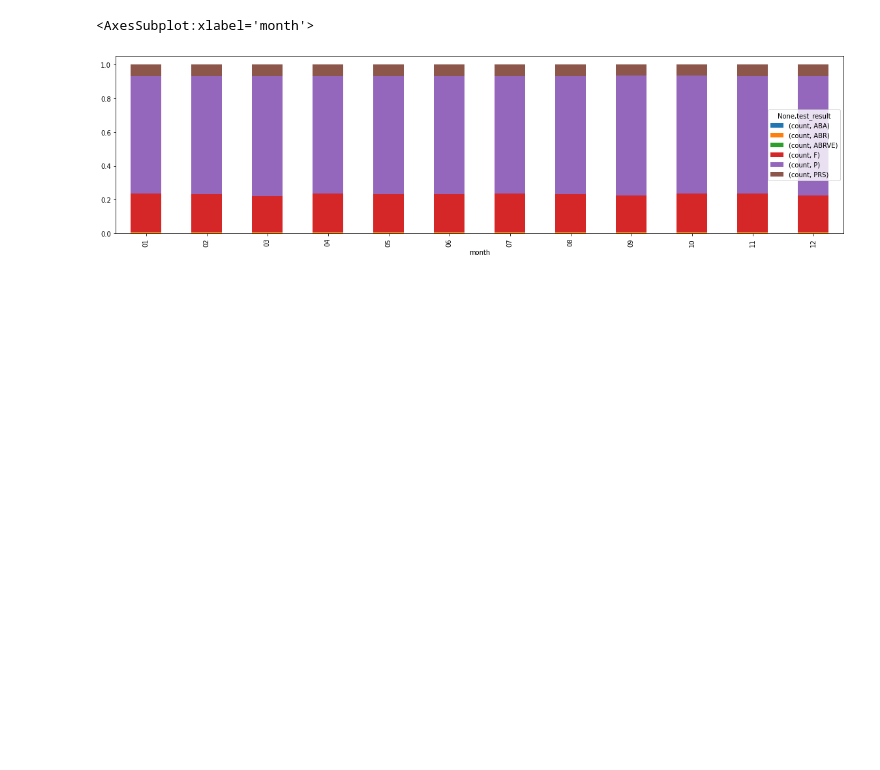
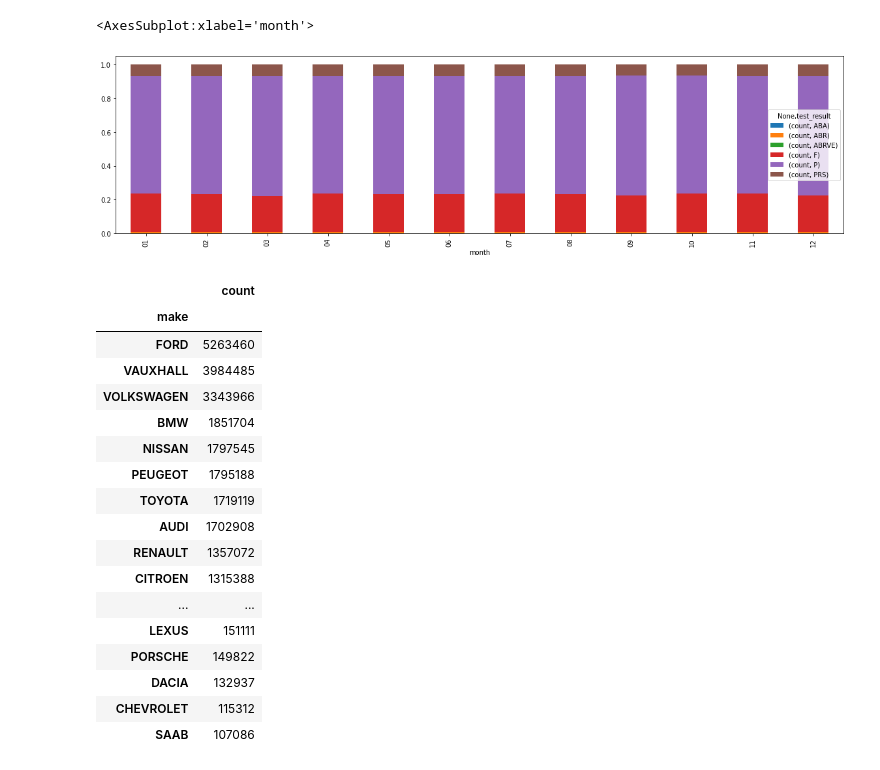
Before and after one commit to michalc/dft-mot-analysis, a Jupyter notebook: explore.ipynb, the cells around one changed output. Drawn from its saved outputs; the diff is of its cells as text; code cells hidden in the pictures; blank space fills up the shorter version.

```diff
--- a/explore.ipynb
+++ b/explore.ipynb
@@ -153,3 +153,34 @@ df_by_month_normalized.plot.bar(stacked=True, figsize=(20,5))
 # %% [output]
 <AxesSubplot:xlabel='month'>
 [figure]
+# %%
+df = pd.read_sql_query("""
+    SELECT make, count(*) AS count
+    FROM tests
+    WHERE test_class_id=4 AND test_date LIKE '2020-%'
+    GROUP BY make
+    ORDER BY count DESC
+    LIMIT 30
+""", con)
+df.set_index(['make'], inplace=True)
+df_top_2020 = df
+df
+# %% [output]
+|  | count |
+| make |  |
+| FORD | 5263460 |
+| VAUXHALL | 3984485 |
+| VOLKSWAGEN | 3343966 |
+| BMW | 1851704 |
+| NISSAN | 1797545 |
+| PEUGEOT | 1795188 |
+| TOYOTA | 1719119 |
+| AUDI | 1702908 |
+| RENAULT | 1357072 |
+| CITROEN | 1315388 |
+| ... | ... |
+| LEXUS | 151111 |
+| PORSCHE | 149822 |
+| DACIA | 132937 |
+| CHEVROLET | 115312 |
+| SAAB | 107086 |
```
Also changed, not shown: parts of 7 cells of this notebook.
